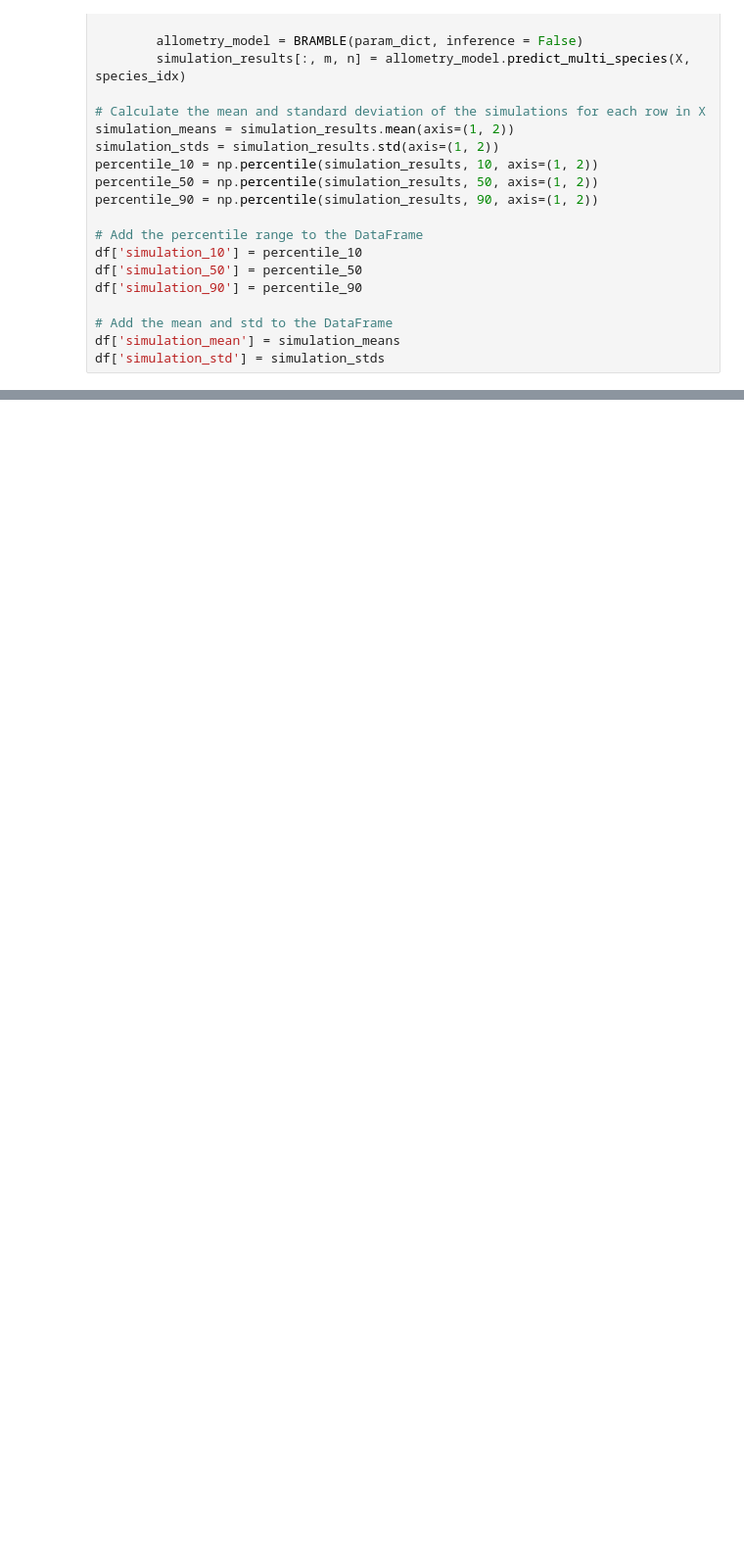
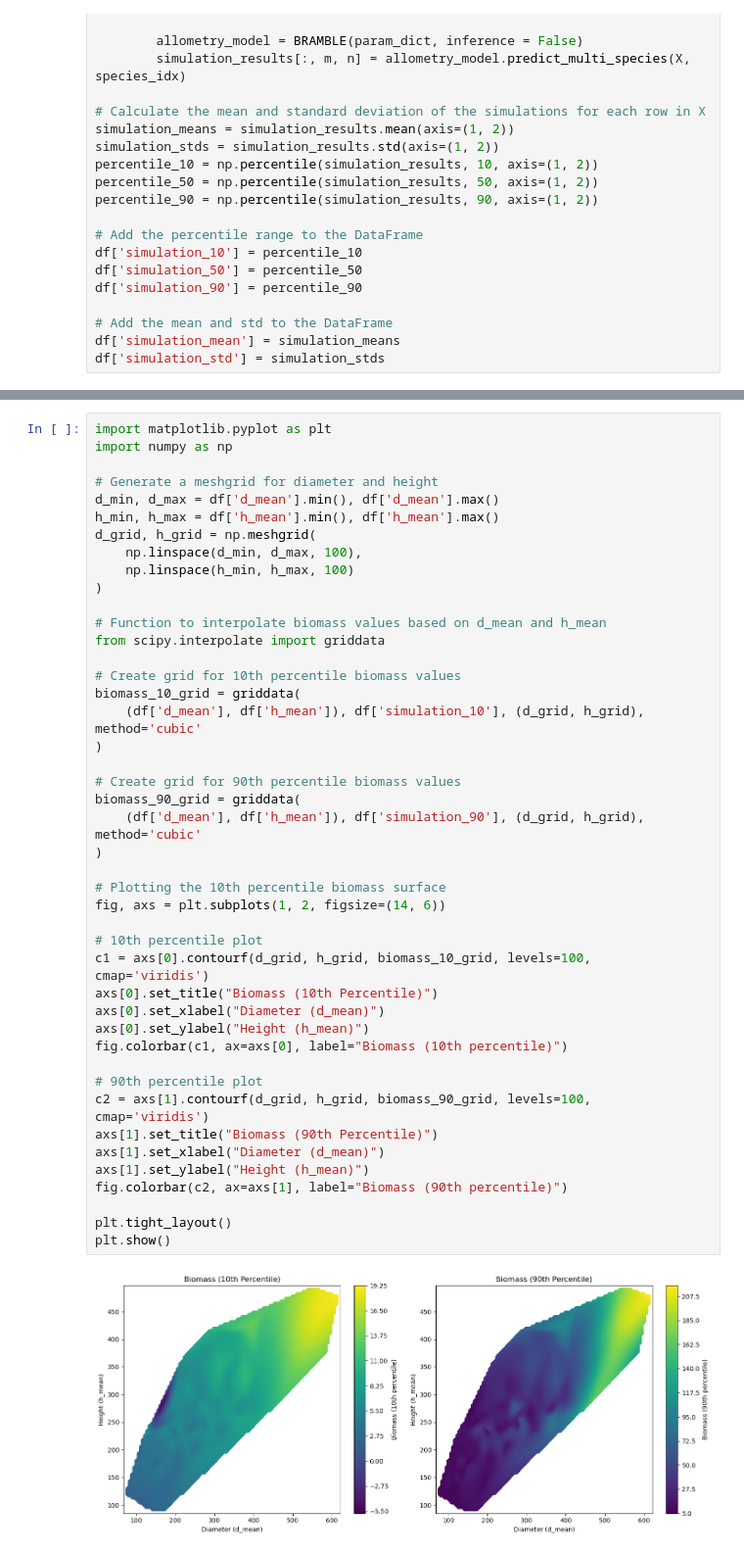
Before and after one commit to douglask3/BRAMBLE, a Jupyter notebook: development_notebook.ipynb, the cells around one changed output, grey strips where cells are left out. Shown at 98% size. Drawn from its saved outputs; the diff is of its cells as text; blank space fills up the shorter version.

Commit message:
adding surfaces

```diff
--- a/development_notebook.ipynb
+++ b/development_notebook.ipynb
@@ -448,0 +440,46 @@ Index(['Unnamed: 0', 'Picture', 'Accuracy', 'species', 'id', 'h1', 'h2', 'h3',
+# %%
+import matplotlib.pyplot as plt
+import numpy as np
+
+# Generate a meshgrid for diameter and height
+d_min, d_max = df['d_mean'].min(), df['d_mean'].max()
+h_min, h_max = df['h_mean'].min(), df['h_mean'].max()
+d_grid, h_grid = np.meshgrid(
+    np.linspace(d_min, d_max, 100),
+    np.linspace(h_min, h_max, 100)
+)
+
+# Function to interpolate biomass values based on d_mean and h_mean
+from scipy.interpolate import griddata
+
+# Create grid for 10th percentile biomass values
+biomass_10_grid = griddata(
+    (df['d_mean'], df['h_mean']), df['simulation_10'], (d_grid, h_grid), method='cubic'
+)
+
+# Create grid for 90th percentile biomass values
+biomass_90_grid = griddata(
+    (df['d_mean'], df['h_mean']), df['simulation_90'], (d_grid, h_grid), method='cubic'
+)
+
+# Plotting the 10th percentile biomass surface
+fig, axs = plt.subplots(1, 2, figsize=(14, 6))
+
+# 10th percentile plot
+c1 = axs[0].contourf(d_grid, h_grid, biomass_10_grid, levels=100, cmap='viridis')
+axs[0].set_title("Biomass (10th Percentile)")
+axs[0].set_xlabel("Diameter (d_mean)")
+axs[0].set_ylabel("Height (h_mean)")
+fig.colorbar(c1, ax=axs[0], label="Biomass (10th percentile)")
+
+# 90th percentile plot
+c2 = axs[1].contourf(d_grid, h_grid, biomass_90_grid, levels=100, cmap='viridis')
+axs[1].set_title("Biomass (90th Percentile)")
+axs[1].set_xlabel("Diameter (d_mean)")
+axs[1].set_ylabel("Height (h_mean)")
+fig.colorbar(c2, ax=axs[1], label="Biomass (90th percentile)")
+
+plt.tight_layout()
+plt.show()
+# %% [output]
+[figure, added]
```
Also changed, not shown: parts of 21 cells of this notebook.
